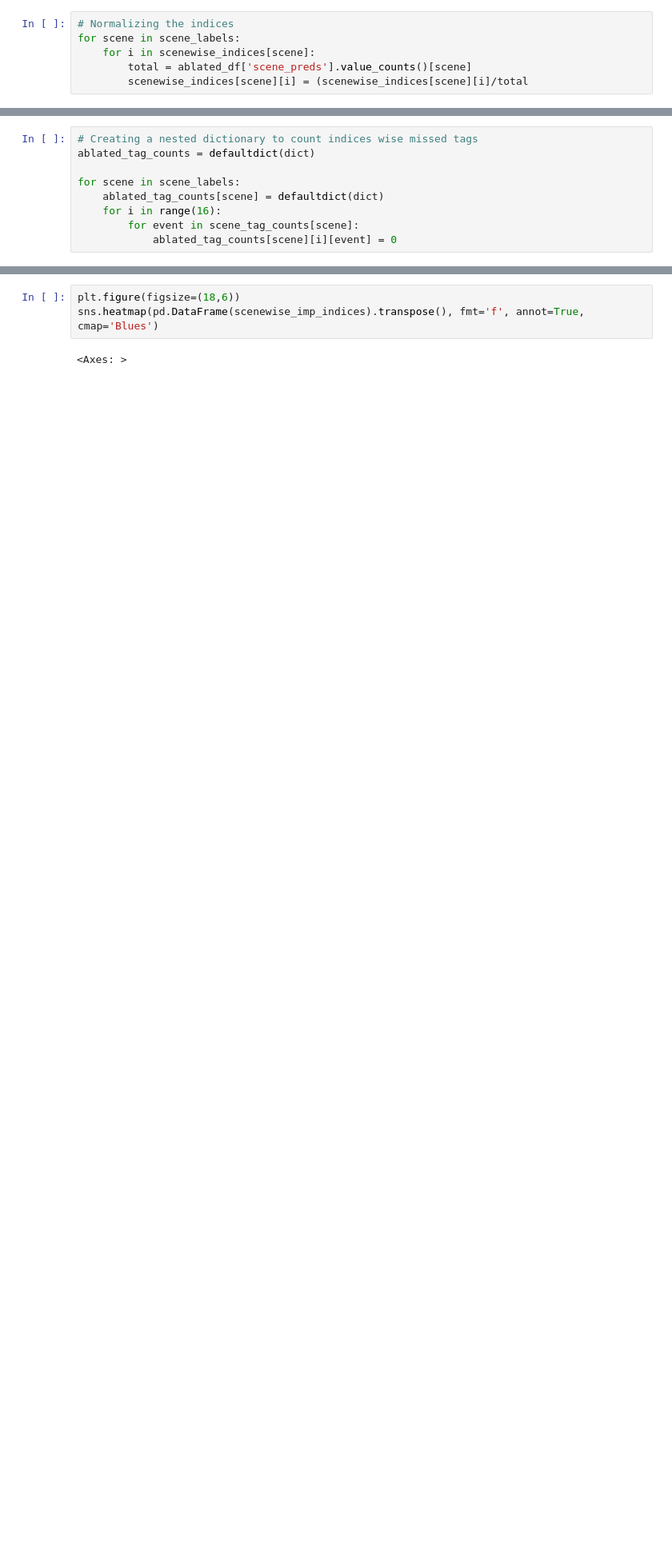
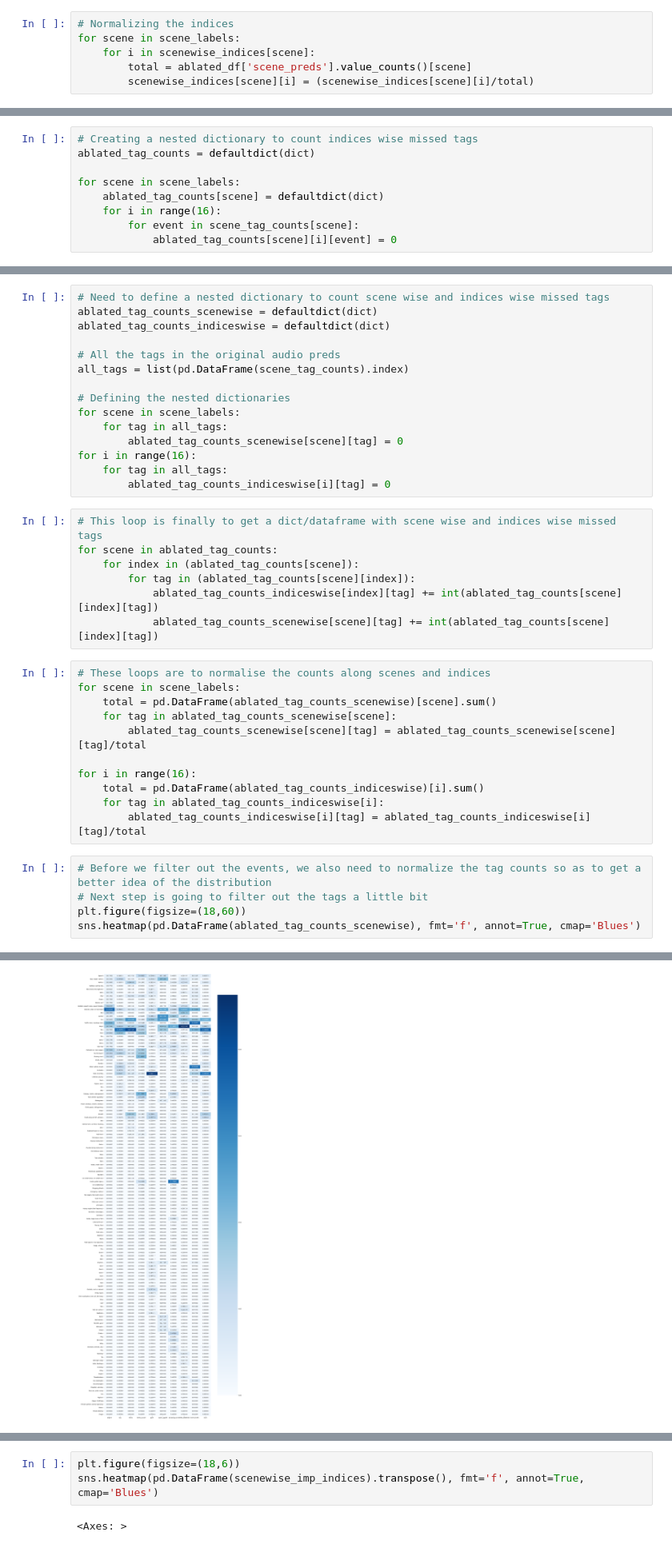
Before and after one commit to darshitttt/Scene_X_Events, a Jupyter notebook: proper_SceneEventsRel.ipynb, the cells around one changed output, grey strips where cells are left out. Shown at 80% size. Saved outputs shown, nothing was run; the diff lists cells and outputs as text; blank space fills up the shorter version.

```diff
--- a/proper_SceneEventsRel.ipynb
+++ b/proper_SceneEventsRel.ipynb
@@ -35,7 +35,7 @@ for i, row in ablated_df.iterrows():
 for scene in scene_labels:
     for i in scenewise_indices[scene]:
         total = ablated_df['scene_preds'].value_counts()[scene]
-        scenewise_indices[scene][i] = (scenewise_indices[scene][i]/total
+        scenewise_indices[scene][i] = (scenewise_indices[scene][i]/total)
 # %%
 # Setting the threshold and determining the important indices
 scenewise_imp_indices = defaultdict(dict)
@@ -97,3 +91,42 @@ for i, row in ablated_df.iterrows():
         feat_index = scenewise_imp_indices[scene][j]
         for event in missed_:
             ablated_tag_counts[scene][feat_index][event] += 1
+# %%
+# Need to define a nested dictionary to count scene wise and indices wise missed tags
+ablated_tag_counts_scenewise = defaultdict(dict)
+ablated_tag_counts_indiceswise = defaultdict(dict)
+
+# All the tags in the original audio preds
+all_tags = list(pd.DataFrame(scene_tag_counts).index)
+
+# Defining the nested dictionaries
+for scene in scene_labels:
+    for tag in all_tags:
+        ablated_tag_counts_scenewise[scene][tag] = 0
+for i in range(16):
+    for tag in all_tags:
+        ablated_tag_counts_indiceswise[i][tag] = 0
+# %%
+# This loop is finally to get a dict/dataframe with scene wise and indices wise missed tags
+for scene in ablated_tag_counts:
+    for index in (ablated_tag_counts[scene]):
+        for tag in (ablated_tag_counts[scene][index]):
+            ablated_tag_counts_indiceswise[index][tag] += int(ablated_tag_counts[scene][index][tag])
+            ablated_tag_counts_scenewise[scene][tag] += int(ablated_tag_counts[scene][index][tag])
+# %%
+# These loops are to normalise the counts along scenes and indices
+for scene in scene_labels:
+    total = pd.DataFrame(ablated_tag_counts_scenewise)[scene].sum()
+    for tag in ablated_tag_counts_scenewise[scene]:
+        ablated_tag_counts_scenewise[scene][tag] = ablated_tag_counts_scenewise[scene][tag]/total
+
+for i in range(16):
+    total = pd.DataFrame(ablated_tag_counts_indiceswise)[i].sum()
+    for tag in ablated_tag_counts_indiceswise[i]:
+        ablated_tag_counts_indiceswise[i][tag] = ablated_tag_counts_indiceswise[i][tag]/total
+# %%
+# Before we filter out the events, we also need to normalize the tag counts so as to get a better idea of the distribution
+# Next step is going to filter out the tags a little bit
+plt.figure(figsize=(18,60))
+sns.heatmap(pd.DataFrame(ablated_tag_counts_scenewise), fmt='f', annot=True, cmap='Blues')
+# %% [output]
@@ -100,3 +134,4 @@ for i, row in ablated_df.iterrows():
+[figure, added]
 # %%
 '''
 We now have the entire dictionary of all the missed tags for each scene and each ablated index
```
Also changed, not shown: parts of 2 cells of this notebook, 1 other file.
